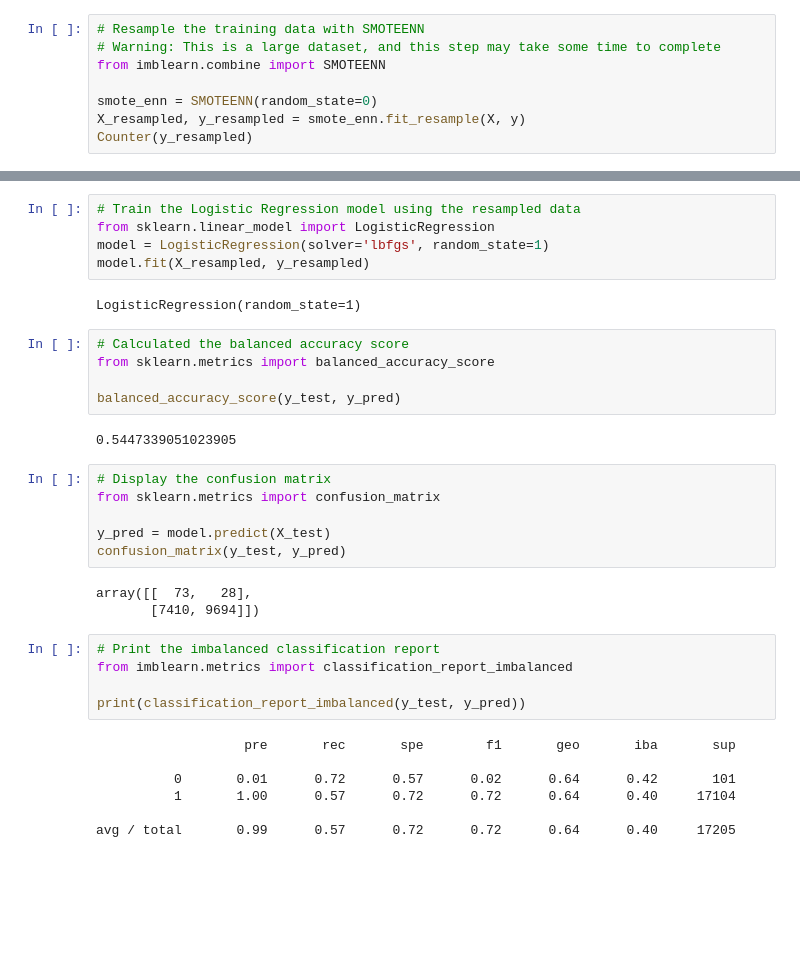
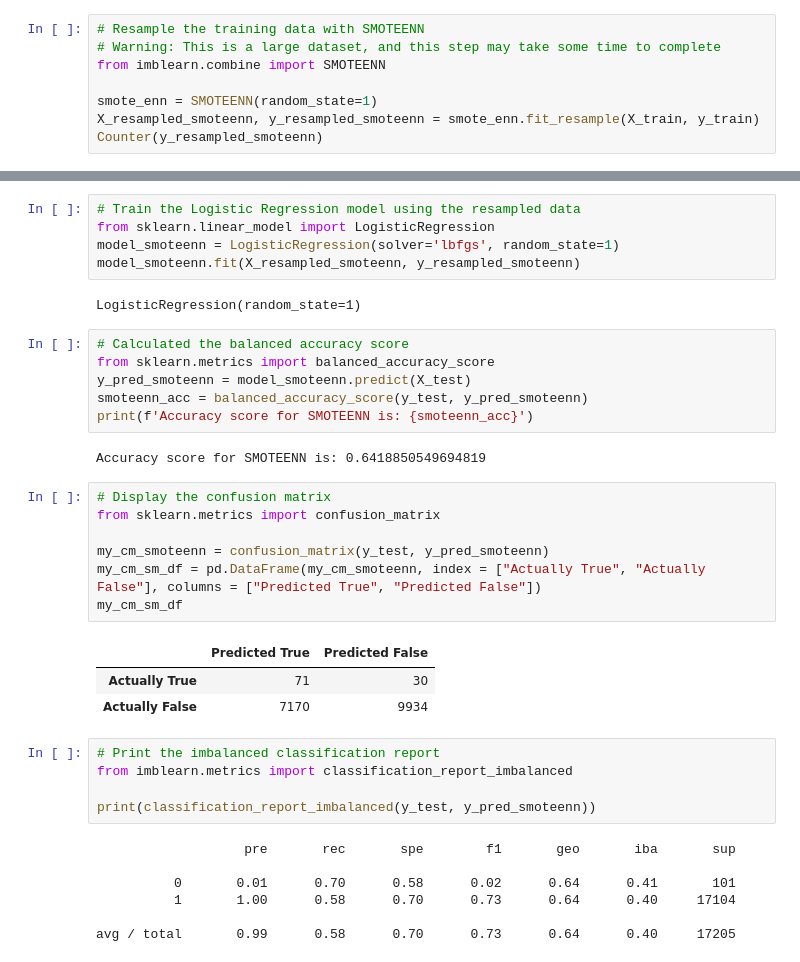
Before and after one commit to EBolinVA/Credit_Risk_Analysis, a Jupyter notebook: Starter_Code/credit_risk_resampling.ipynb, the cells around one changed output, grey strips where cells are left out. Saved outputs shown, nothing was run; the diff lists cells and outputs as text; blank space fills up the shorter version.

```diff
--- a/Starter_Code/credit_risk_resampling.ipynb
+++ b/Starter_Code/credit_risk_resampling.ipynb
@@ -341,7 +378,7 @@ Note: Use a random state of 1 for each sampling algorithm to ensure consistency
 # Warning: This is a large dataset, and this step may take some time to complete
 from imblearn.combine import SMOTEENN
 
-smote_enn = SMOTEENN(random_state=0)
-X_resampled, y_resampled = smote_enn.fit_resample(X, y)
-Counter(y_resampled)
+smote_enn = SMOTEENN(random_state=1)
+X_resampled_smoteenn, y_resampled_smoteenn = smote_enn.fit_resample(X_train, y_train)
+Counter(y_resampled_smoteenn)
 # %% [output]
@@ -349,35 +386,38 @@ Counter({0: 68460, 1: 62011})
 # %%
 # Train the Logistic Regression model using the resampled data
 from sklearn.linear_model import LogisticRegression
-model = LogisticRegression(solver='lbfgs', random_state=1)
-model.fit(X_resampled, y_resampled)
+model_smoteenn = LogisticRegression(solver='lbfgs', random_state=1)
+model_smoteenn.fit(X_resampled_smoteenn, y_resampled_smoteenn)
 # %% [output]
 LogisticRegression(random_state=1)
 # %%
 # Calculated the balanced accuracy score
 from sklearn.metrics import balanced_accuracy_score
-
-balanced_accuracy_score(y_test, y_pred)
+y_pred_smoteenn = model_smoteenn.predict(X_test)
+smoteenn_acc = balanced_accuracy_score(y_test, y_pred_smoteenn)
+print(f'Accuracy score for SMOTEENN is: {smoteenn_acc}')
 # %% [output]
-0.5447339051023905
+Accuracy score for SMOTEENN is: 0.6418850549694819
 # %%
 # Display the confusion matrix
 from sklearn.metrics import confusion_matrix
 
-y_pred = model.predict(X_test)
-confusion_matrix(y_test, y_pred)
+my_cm_smoteenn = confusion_matrix(y_test, y_pred_smoteenn)
+my_cm_sm_df = pd.DataFrame(my_cm_smoteenn, index = ["Actually True", "Actually False"], columns = ["Predicted True", "Predicted False"])
+my_cm_sm_df
 # %% [output]
-array([[  73,   28],
-       [7410, 9694]])
+|  | Predicted True | Predicted False |
+| Actually True | 71 | 30 |
+| Actually False | 7170 | 9934 |
 # %%
 # Print the imbalanced classification report
 from imblearn.metrics import classification_report_imbalanced
 
-print(classification_report_imbalanced(y_test, y_pred))
+print(classification_report_imbalanced(y_test, y_pred_smoteenn))
 # %% [output]
                    pre       rec       spe        f1       geo       iba       sup
 
-          0       0.01      0.72      0.57      0.02      0.64      0.42       101
-          1       1.00      0.57      0.72      0.72      0.64      0.40     17104
+          0       0.01      0.70      0.58      0.02      0.64      0.41       101
+          1       1.00      0.58      0.70      0.73      0.64      0.40     17104
 
-avg / total       0.99      0.57      0.72      0.72      0.64      0.40     17205
+avg / total       0.99      0.58      0.70      0.73      0.64      0.40     17205
```
Also changed, not shown: parts of 19 cells of this notebook, 12 other files.
